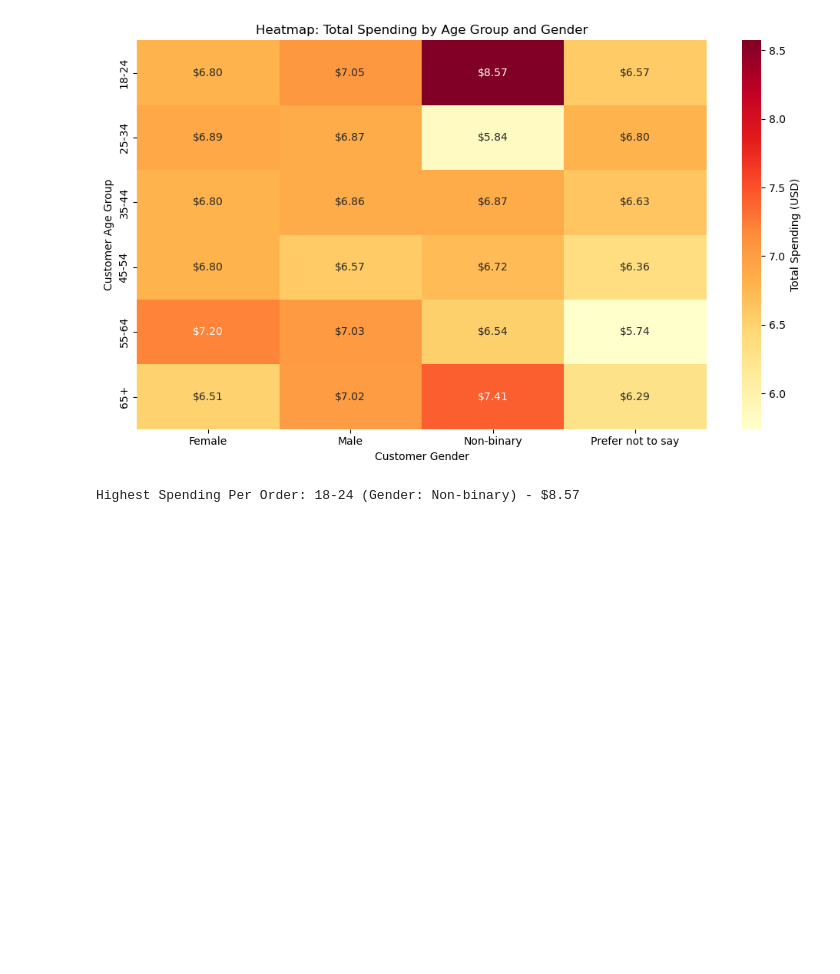
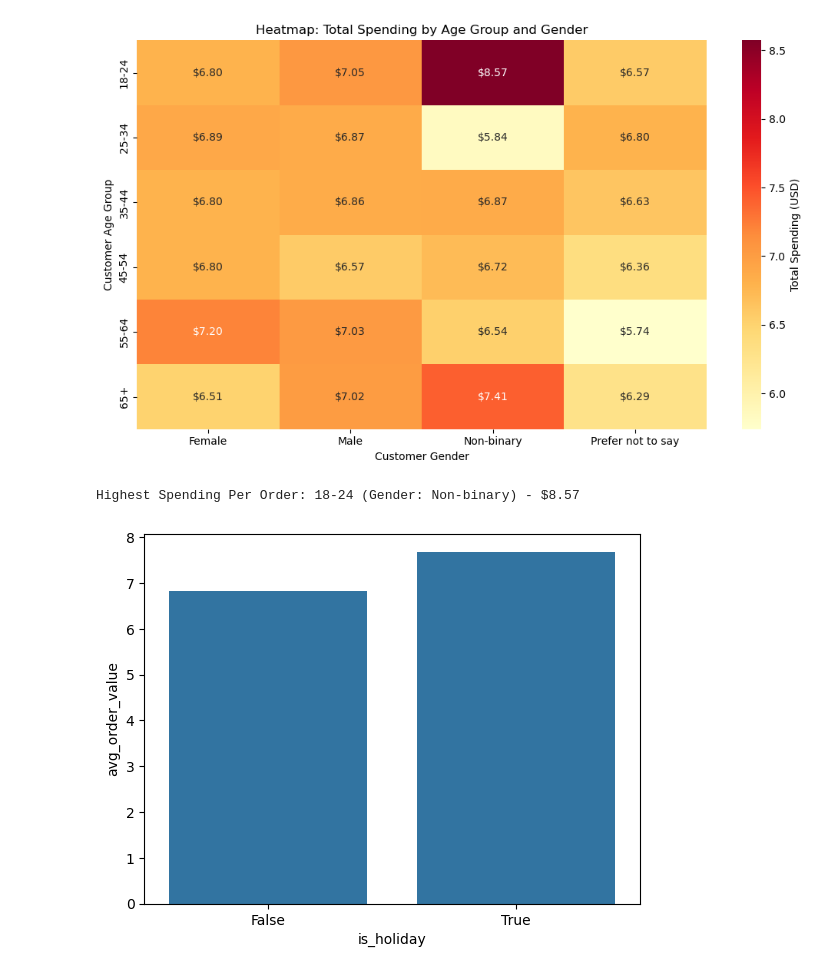
Before and after one commit to nikhilgarg614/ISDA140CoffeeSalesProject, a Jupyter notebook: FinalProjectISDA140_Gabriel-Nikill.ipynb, the cells around one changed output. Cells and saved outputs as stored; diff of their text form; code cells hidden in the pictures; blank space fills up the shorter version.

Commit message:
Added new scatterplot to analyze orders on holidays

```diff
--- a/FinalProjectISDA140_Gabriel-Nikill.ipynb
+++ b/FinalProjectISDA140_Gabriel-Nikill.ipynb
@@ -341,3 +341,32 @@ print(f"\nHighest Spending Per Order: {max_spending_idx[0]} (Gender: {max_spendi
 # %% [output]
 [figure]
 Highest Spending Per Order: 18-24 (Gender: Non-binary) - $8.57
+# %%
+#Scrapped Code, not that impactful
+
+#lets take a look at if more sales are made on holidays
+
+#add a boolean column to see if sale was made on a holiday
+df_filtered['is_holiday'] = df_filtered['holiday_name'] != "None"
+
+#df_filtered[["holiday_name","is_holiday"]]
+
+#new df
+holiday_df = df_filtered.groupby('is_holiday').agg(
+    total_sales=('total_amount', 'sum'),
+    total_orders=('total_amount', 'count'),
+    avg_order_value=('total_amount', 'mean')
+)
+
+holiday_df
+
+
+sns.barplot(
+    data=holiday_df,
+    x='is_holiday',
+    y='avg_order_value'
+)
+
+plt.show()
+# %% [output]
+[figure, added]
```
Also changed, not shown: parts of 1 cell of this notebook.
